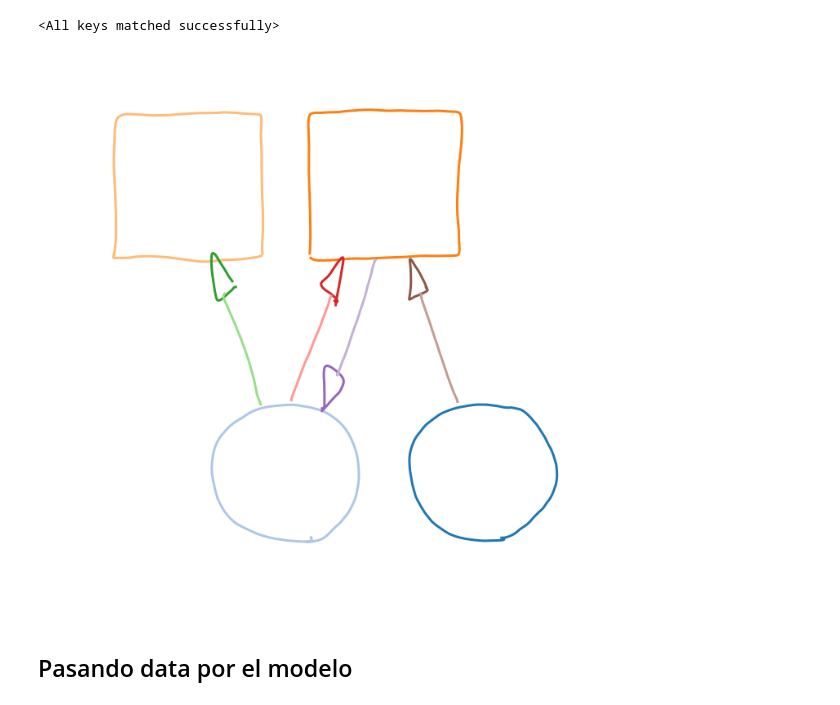
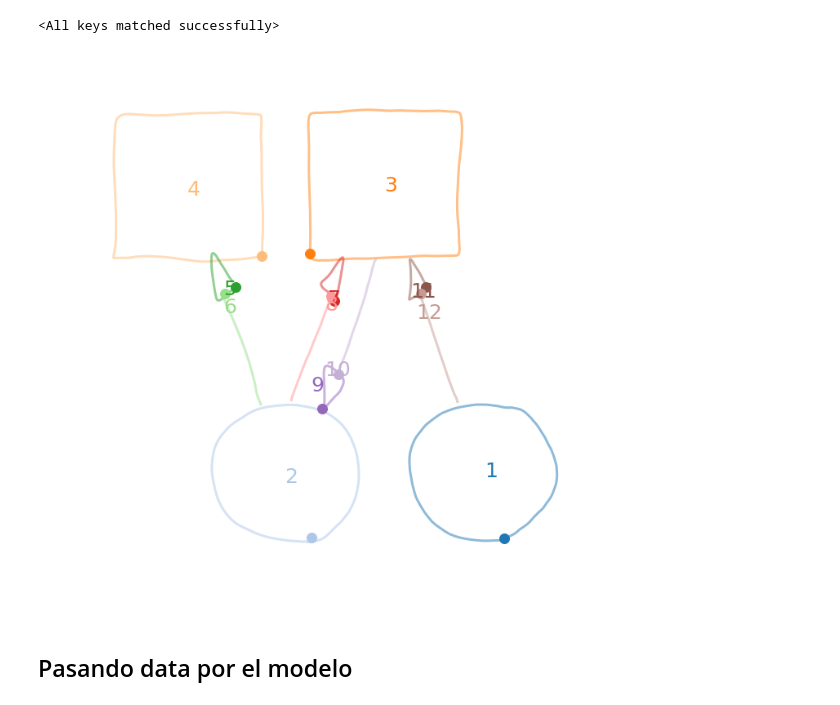
Before and after one commit to IAmigos/CoSE-pytorch, a Jupyter notebook: prueba_eval_and_drawing.ipynb, the cells around one changed output. Drawn from its saved outputs; the diff is of its cells as text; code cells hidden in the pictures.

```diff
--- a/prueba_eval_and_drawing.ipynb
+++ b/prueba_eval_and_drawing.ipynb
@@ -22,8 +23,8 @@ cose.embedding_predictive_model.load_state_dict(torch.load(os.path.join(os.getcw
 val_path = f"/data/{user}/cose/valid/"
 # %%
 batchdata = BatchCoSELoader(path = val_path,
-                    filenames={"inputs_file" : "valid_inputs_list_based_x16.pkl",
-                                "targets_file": "valid_target_list_based_x16.pkl"}
+                    filenames={"inputs_file" : "inputs_list_based_x16.pkl",
+                                "targets_file": "target_list_based_x16.pkl"}
                 )
 
 valid_loader = DataLoader(dataset =batchdata,
@@ -58,10 +59,10 @@ st_coord = start_coord.reshape(-1,num_strokes.max(), start_coord.size(1))
 # %%
 i_diagram = 5
 # %%
-npfig, fig, _ = transform_strokes_to_image(enc_inputs[i_diagram], seq_len[i_diagram], st_coord[i_diagram],
-                                    mean_channel, std_channel, num_strokes[i_diagram],log_dir, 'noutput_pruebas', square_figure=True) #, alpha=0.5, highlight_start=True)
+npfig, fig, _, _ = transform_strokes_to_image(enc_inputs[i_diagram], seq_len[i_diagram], st_coord[i_diagram], mean_channel,
+                               std_channel, num_strokes=num_strokes[i_diagram], stroke_pred=None, start_coord_pred=None, output_path = log_dir, output_file = 'noutput_pruebas',  save  = True, square_figure=True, alpha=0.5, highlight_start=True)
 # %% [output]
-[figure, old version]
+[figure, new version]
 # %% [markdown]
 ## Pasando data por el modelo
 # %%
```
Also changed, not shown: parts of 38 cells of this notebook, 8 other files.
